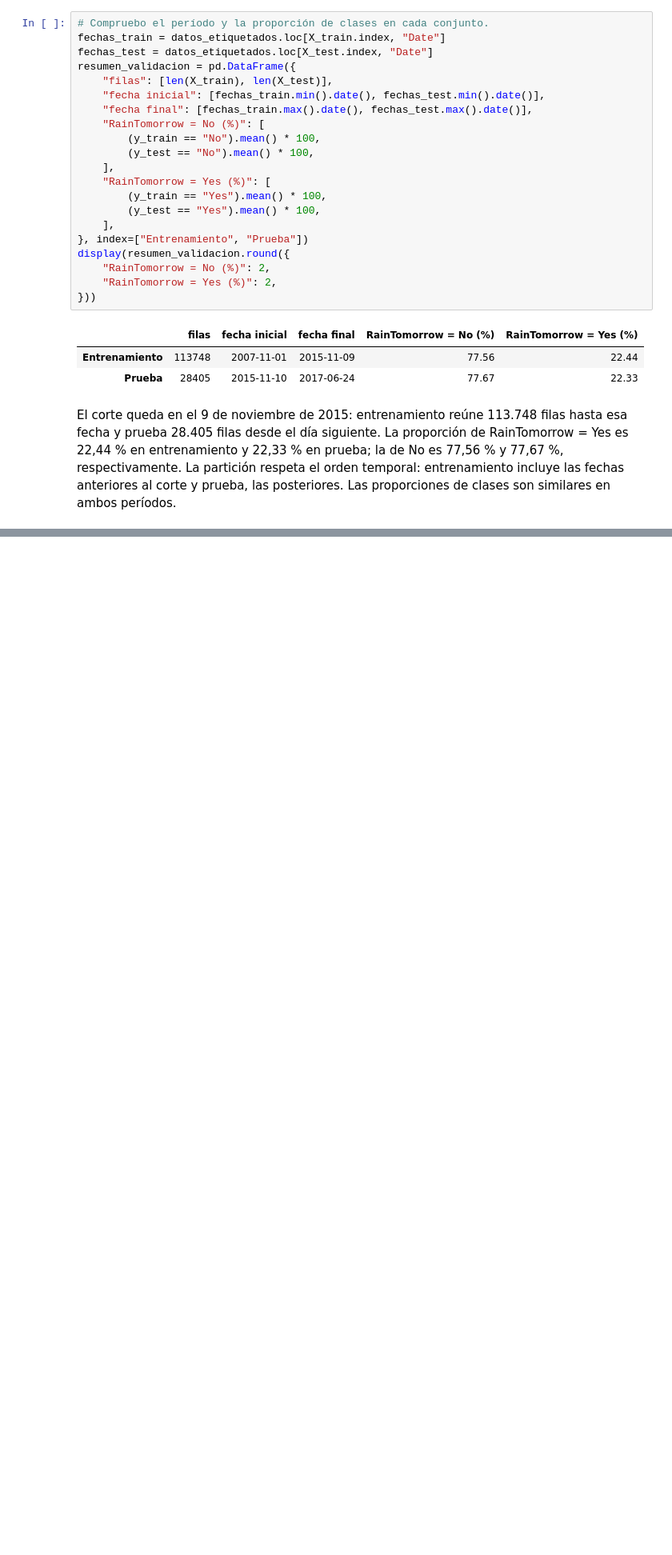
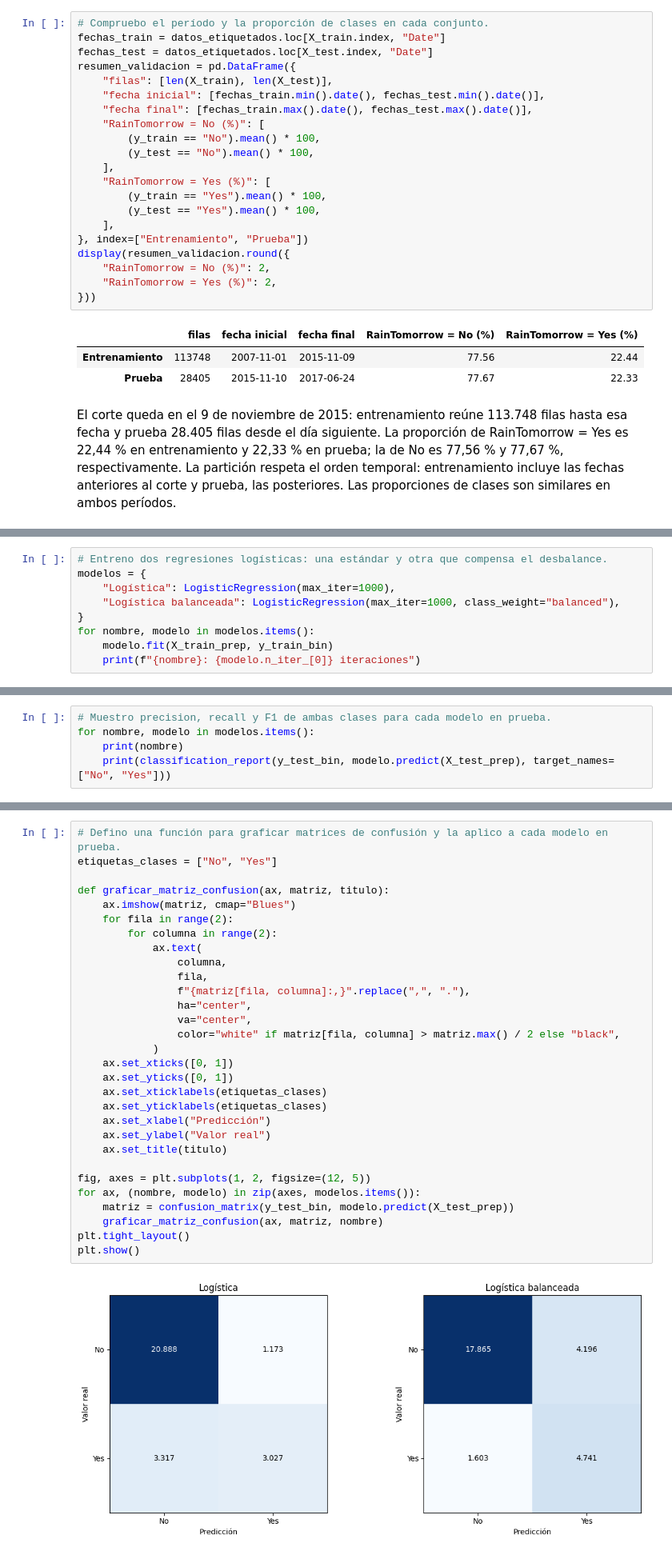
Before and after one commit to V1DR1K/AA1-TUIA-Colombo-Ayala-Ibarbia, a Jupyter notebook: TP-clasificacion-AA1.ipynb, the cells around one changed output, grey strips where cells are left out. Shown at 80% size. Drawn from its saved outputs; the diff is of its cells as text; blank space fills up the shorter version.

```diff
--- a/TP-clasificacion-AA1.ipynb
+++ b/TP-clasificacion-AA1.ipynb
@@ -521,0 +584,9 @@ El corte queda en el 9 de noviembre de 2015: entrenamiento reúne 113.748 filas
+# %%
+# Entreno dos regresiones logísticas: una estándar y otra que compensa el desbalance.
+modelos = {
+    "Logística": LogisticRegression(max_iter=1000),
+    "Logística balanceada": LogisticRegression(max_iter=1000, class_weight="balanced"),
+}
+for nombre, modelo in modelos.items():
+    modelo.fit(X_train_prep, y_train_bin)
+    print(f"{nombre}: {modelo.n_iter_[0]} iteraciones")
@@ -521,0 +642,5 @@ El corte queda en el 9 de noviembre de 2015: entrenamiento reúne 113.748 filas
+# %%
+# Muestro precision, recall y F1 de ambas clases para cada modelo en prueba.
+for nombre, modelo in modelos.items():
+    print(nombre)
+    print(classification_report(y_test_bin, modelo.predict(X_test_prep), target_names=["No", "Yes"]))
@@ -521,0 +677,32 @@ El corte queda en el 9 de noviembre de 2015: entrenamiento reúne 113.748 filas
+# %%
+# Defino una función para graficar matrices de confusión y la aplico a cada modelo en prueba.
+etiquetas_clases = ["No", "Yes"]
+
+def graficar_matriz_confusion(ax, matriz, titulo):
+    ax.imshow(matriz, cmap="Blues")
+    for fila in range(2):
+        for columna in range(2):
+            ax.text(
+                columna,
+                fila,
+                f"{matriz[fila, columna]:,}".replace(",", "."),
+                ha="center",
+                va="center",
+                color="white" if matriz[fila, columna] > matriz.max() / 2 else "black",
+            )
+    ax.set_xticks([0, 1])
+    ax.set_yticks([0, 1])
+    ax.set_xticklabels(etiquetas_clases)
+    ax.set_yticklabels(etiquetas_clases)
+    ax.set_xlabel("Predicción")
+    ax.set_ylabel("Valor real")
+    ax.set_title(titulo)
+
+fig, axes = plt.subplots(1, 2, figsize=(12, 5))
+for ax, (nombre, modelo) in zip(axes, modelos.items()):
+    matriz = confusion_matrix(y_test_bin, modelo.predict(X_test_prep))
+    graficar_matriz_confusion(ax, matriz, nombre)
+plt.tight_layout()
+plt.show()
+# %% [output]
+[figure, added]
```
Also changed, not shown: parts of 30 cells of this notebook.
